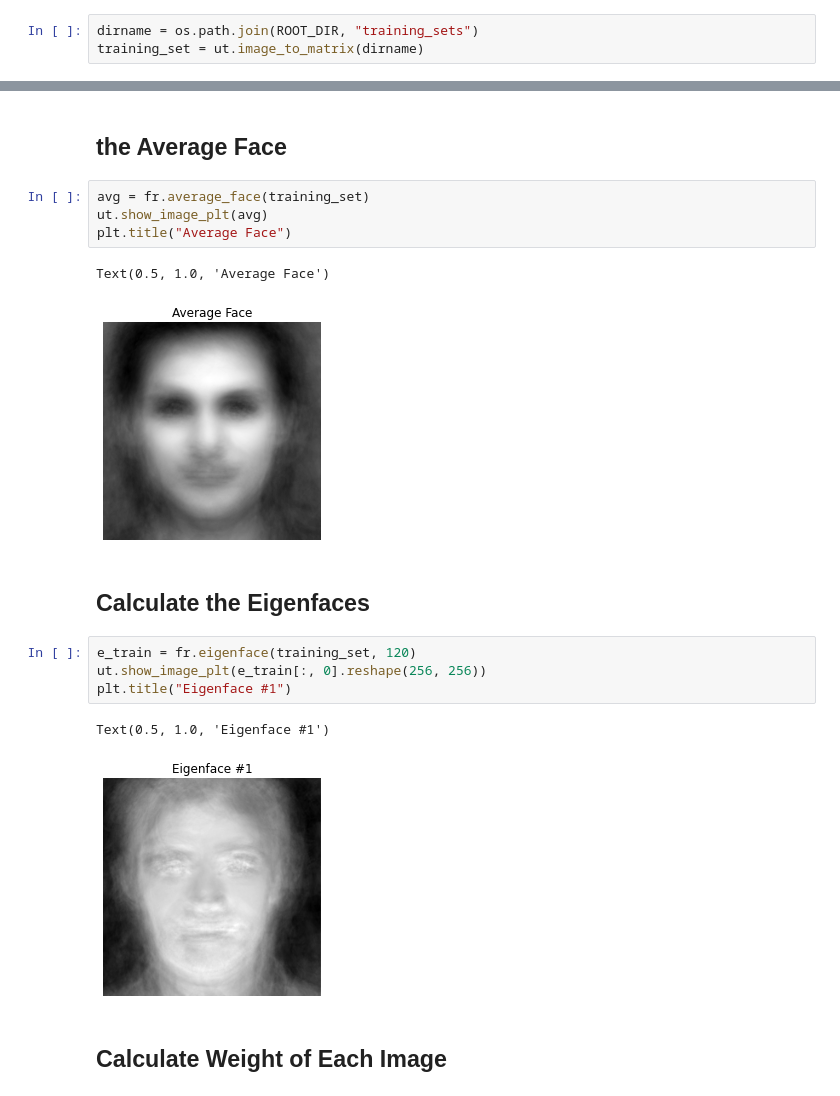
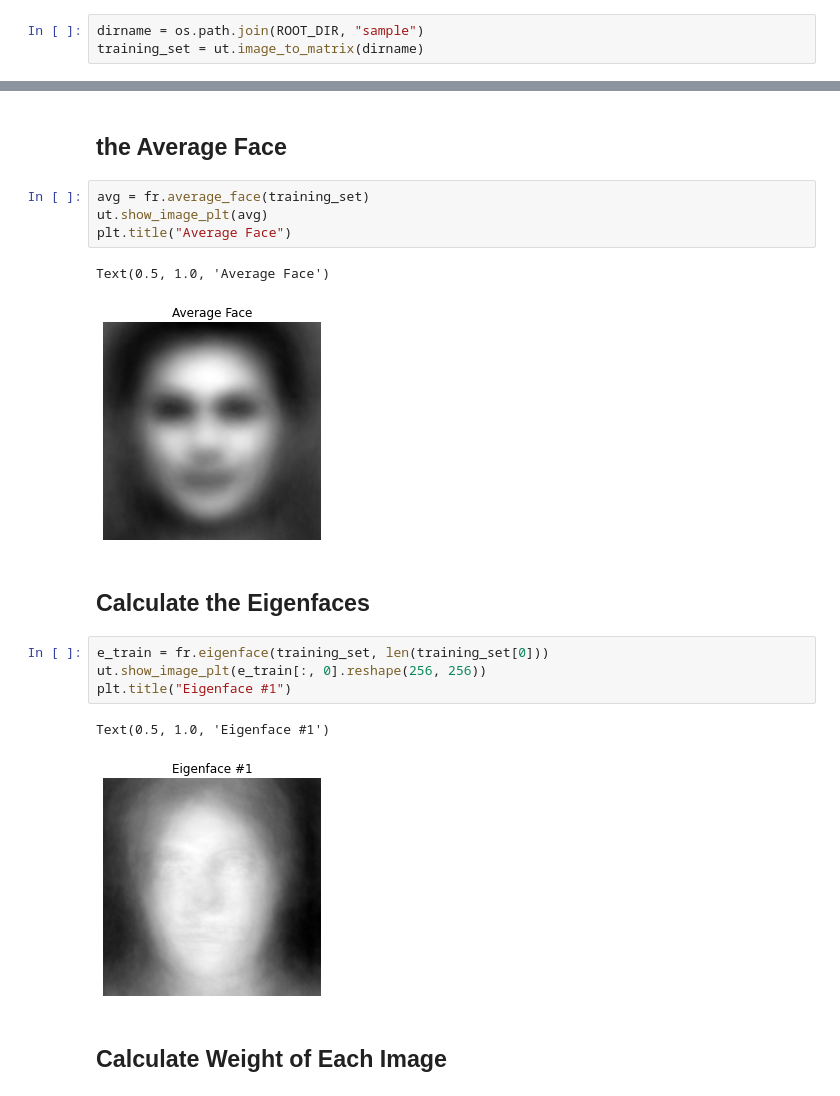
Before and after one commit to AlifioDitya/Algeo02-21142, a Jupyter notebook: src/main.ipynb, the cells around one changed output, grey strips where cells are left out. Cells and saved outputs as stored; diff of their text form.

```diff
--- a/src/main.ipynb
+++ b/src/main.ipynb
@@ -12,7 +12,7 @@ import os
 # %% [markdown]
 ## Read Image from Training Sets Folder
 # %%
-dirname = os.path.join(ROOT_DIR, "training_sets")
+dirname = os.path.join(ROOT_DIR, "sample")
 training_set = ut.image_to_matrix(dirname)
 # %% [markdown]
 ## Display Example Image Read from File
@@ -30,16 +30,16 @@ ut.show_image_plt(avg)
 plt.title("Average Face")
 # %% [output]
 Text(0.5, 1.0, 'Average Face')
-[figure, old version]
+[figure, new version]
 # %% [markdown]
 ## Calculate the Eigenfaces
 # %%
-e_train = fr.eigenface(training_set, 120)
+e_train = fr.eigenface(training_set, len(training_set[0]))
 ut.show_image_plt(e_train[:, 0].reshape(256, 256))
 plt.title("Eigenface #1")
 # %% [output]
 Text(0.5, 1.0, 'Eigenface #1')
-[figure, old version]
+[figure, new version]
 # %% [markdown]
 ## Calculate Weight of Each Image
 # %%
```
Also changed, not shown: parts of 6 cells of this notebook, 13 other files.
